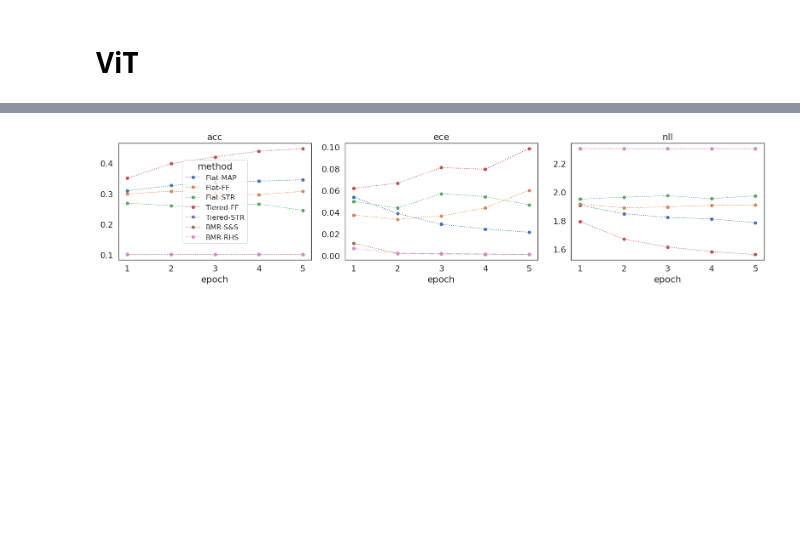
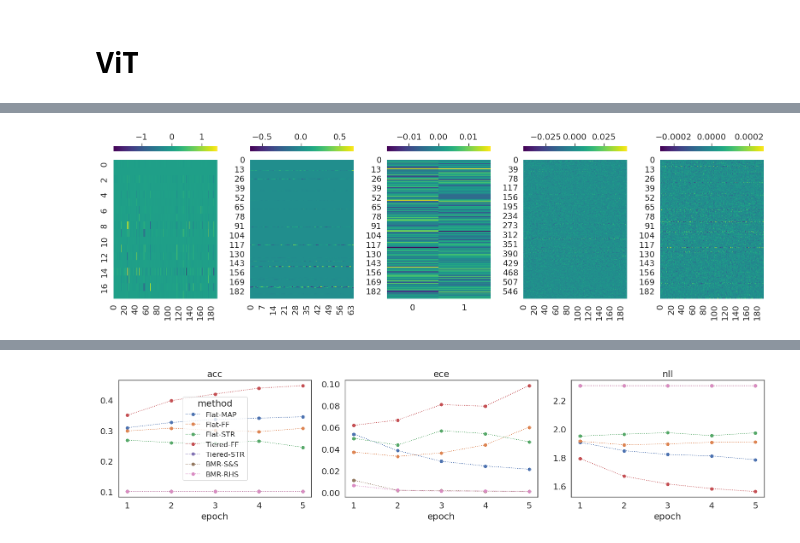
Before and after one commit to dimarkov/bmr4pml, a Jupyter notebook: notebooks/plot_comparison_results.ipynb, the cells around one changed output, grey strips where cells are left out. Saved outputs shown, nothing was run; the diff lists cells and outputs as text; code cells hidden in the pictures; blank space fills up the shorter version.

```diff
--- a/notebooks/plot_comparison_results.ipynb
+++ b/notebooks/plot_comparison_results.ipynb
@@ -101,0 +105,8 @@ array([1.0068127, 1.0068127, 1.0068127, 1.0068127, 1.0068127],
+# %%
+fig, axes = plt.subplots(1, 5, figsize=(16, 5))
+for i in range(5):
+    sns.heatmap(fm_results['vit']['Tiered-FF']['samples'][f'layer{i}.weight'].mean(0), cmap='viridis', ax=axes[i], cbar_kws=dict(location="top"))
+
+fig.tight_layout()
+# %% [output]
+[figure, added]
```
Also changed, not shown: parts of 11 cells of this notebook.
